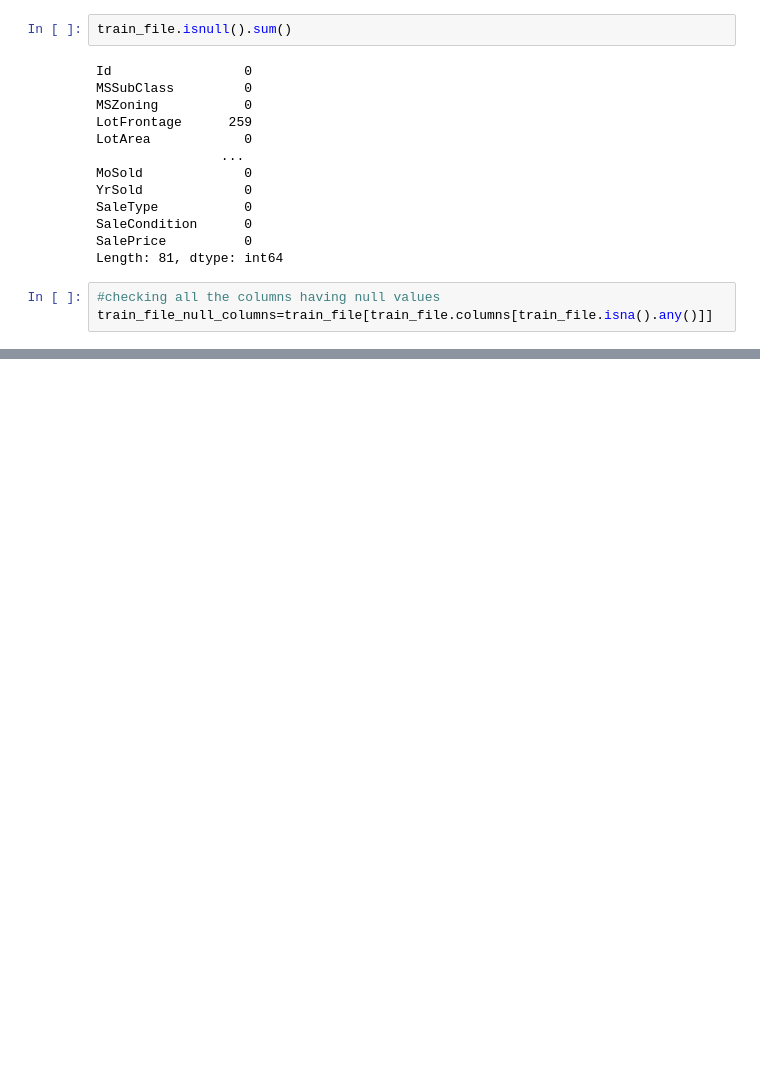
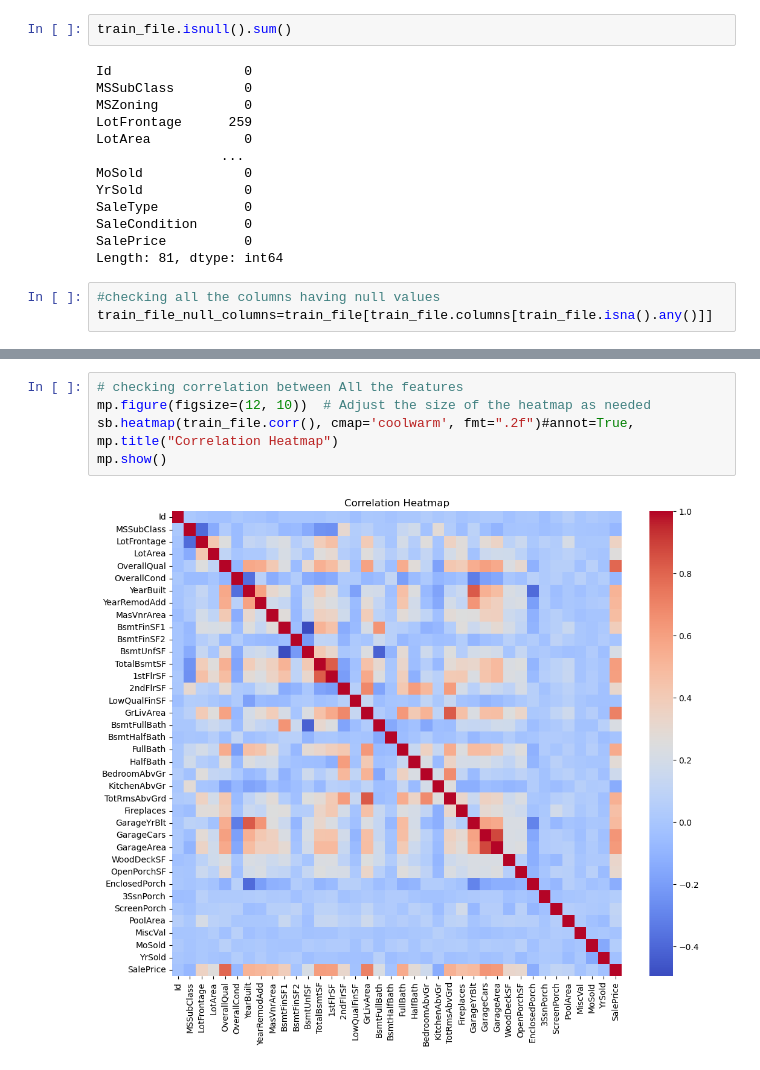
Before and after one commit to AKSHTMISHRA/ML-Projects, a Jupyter notebook: house price predicitions/price_prediction_code.ipynb, the cells around one changed output, grey strips where cells are left out. Cells and saved outputs as stored; diff of their text form; blank space fills up the shorter version.

```diff
--- a/house price predicitions/price_prediction_code.ipynb
+++ b/house price predicitions/price_prediction_code.ipynb
@@ -78,0 +87,8 @@ BsmtExposure      38
+# %%
+# checking correlation between All the features
+mp.figure(figsize=(12, 10))  # Adjust the size of the heatmap as needed
+sb.heatmap(train_file.corr(), cmap='coolwarm', fmt=".2f")#annot=True,
+mp.title("Correlation Heatmap")
+mp.show()
+# %% [output]
+[figure, added]
```
Also changed, not shown: parts of 8 cells of this notebook.
